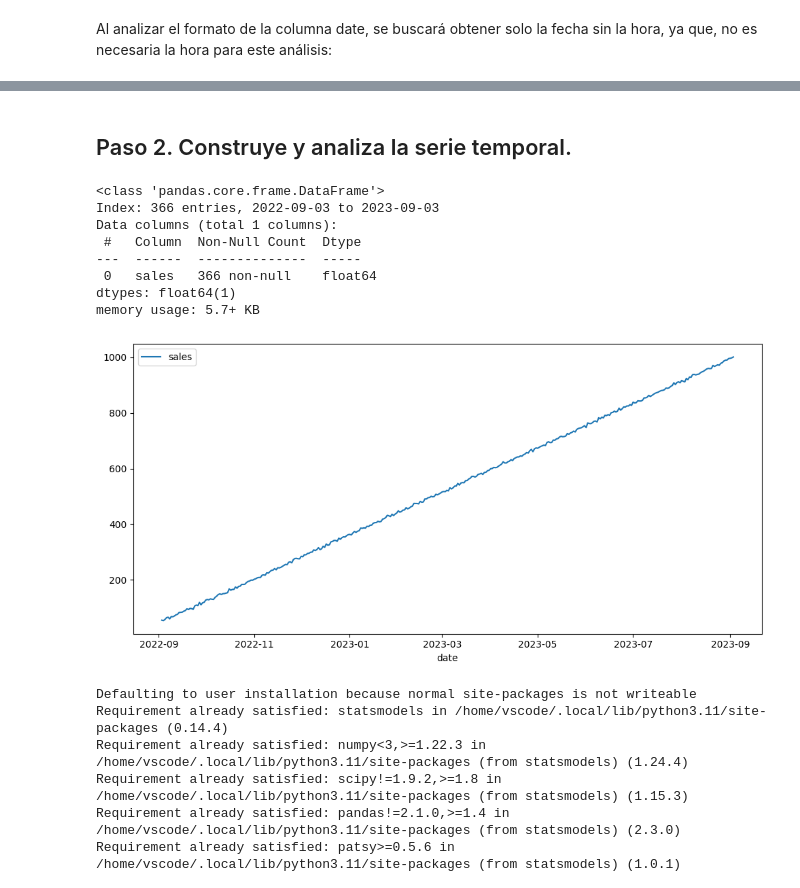
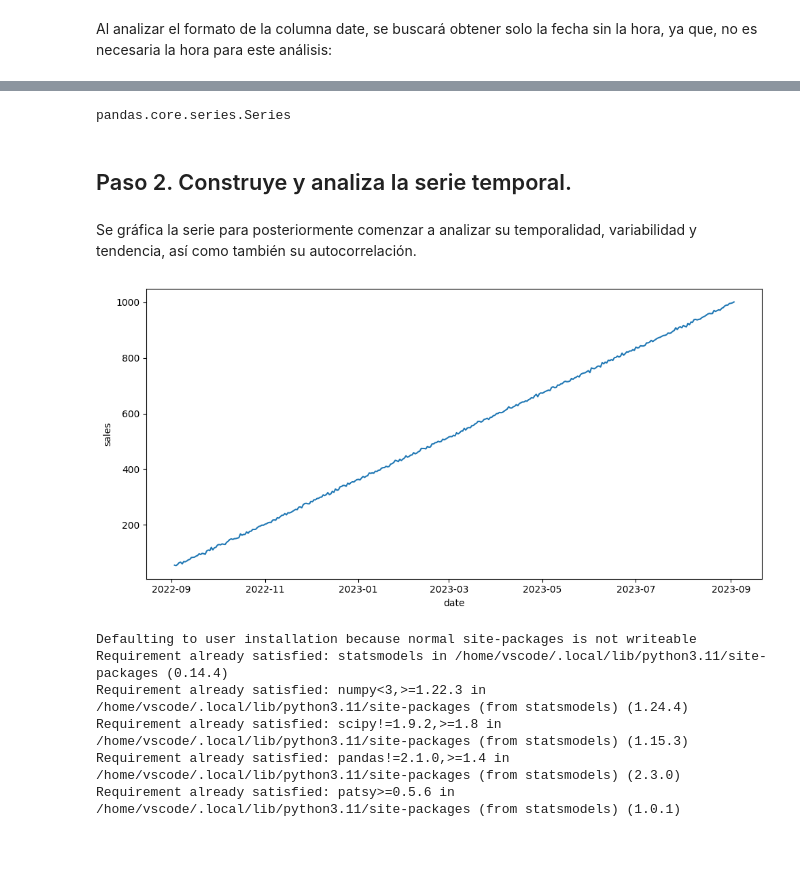
Before and after one commit to 4GeeksAcademy/Alternative-Time-Series-Forecasting-BBRH, a Jupyter notebook: src/alternative_time_series_forecasting_explore.ipynb, the cells around one changed output, grey strips where cells are left out. Saved outputs shown, nothing was run; the diff lists cells and outputs as text; code cells hidden in the pictures; blank space fills up the shorter version.

Commit message:
added notes to analysis's serie

```diff
--- a/src/alternative_time_series_forecasting_explore.ipynb
+++ b/src/alternative_time_series_forecasting_explore.ipynb
@@ -53,6 +53,8 @@ Al analizar el formato de la columna date, se buscará obtener solo la fecha sin
 df['date'] = pd.to_datetime(df['date'], errors='coerce')
 # %%
 df['date'] = df['date'].dt.date
-# %%
-df.set_index('date', inplace=True)
+# %%
+all_data = df.set_index('date')
+# %%
+ts = all_data["sales"]
 # %%
@@ -79,29 +70,24 @@ memory usage: 5.7+ KB
+# %%
+type(ts)
+# %% [output]
+pandas.core.series.Series
 # %% [markdown]
 ## Paso 2. Construye y analiza la serie temporal.
-# %%
-df.info()
-# %% [output]
-<class 'pandas.core.frame.DataFrame'>
-Index: 366 entries, 2022-09-03 to 2023-09-03
-Data columns (total 1 columns):
- #   Column  Non-Null Count  Dtype
----  ------  --------------  -----
- 0   sales   366 non-null    float64
-dtypes: float64(1)
-memory usage: 5.7+ KB
+# %% [markdown]
+Se gráfica la serie para posteriormente comenzar a analizar su temporalidad, variabilidad y tendencia, así como también su autocorrelación.
 # %%
 import matplotlib.pyplot as plt
 import seaborn as sns
 
 fig, axis = plt.subplots(figsize = (10, 5))
 
-sns.lineplot(data = df)
+sns.lineplot(data = ts)
 
 plt.tight_layout()
 
 plt.show()
 # %% [output]
-[figure, old version]
+[figure, new version]
 # %%
 !pip install statsmodels
 # %% [output]
```
Also changed, not shown: parts of 21 cells of this notebook.
